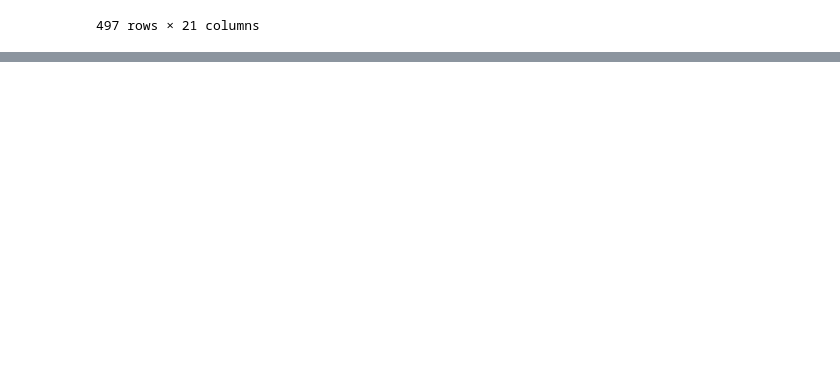
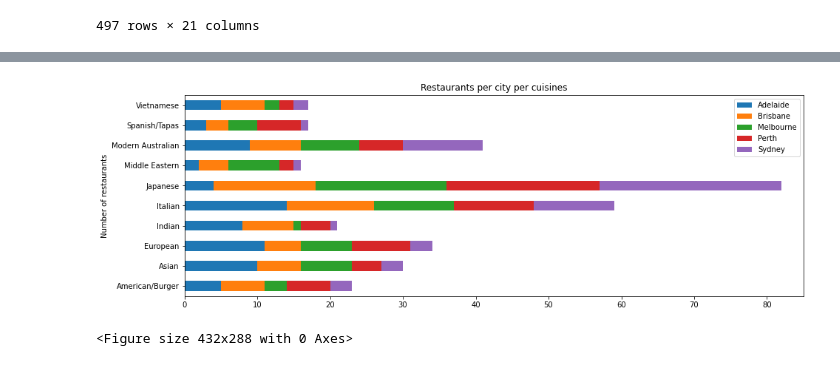
Before and after one commit to ashdrayton/Zomato-Restaurants-Reviews, a Jupyter notebook: Babette/Cuisines_Top_497.ipynb, the cells around one changed output, grey strips where cells are left out. Saved outputs shown, nothing was run; the diff lists cells and outputs as text; code cells hidden in the pictures; blank space fills up the shorter version.

```diff
--- a/Babette/Cuisines_Top_497.ipynb
+++ b/Babette/Cuisines_Top_497.ipynb
@@ -201,3 +202,20 @@ cities_per_cuisines
 |  | Melbourne | 2 |
 |  | Perth | 2 |
 |  | Sydney | 2 |
+# %%
+#Breakdown of restaurants per user ratings across cities
+cuisine2=final_df.groupby(['Cuisine_1'])['City'].value_counts().sort_values(ascending=False).unstack('City').fillna(0)
+cuisine2.plot(kind='barh',stacked=True, legend=False, figsize=(15,5)).legend(bbox_to_anchor=(1, 1))
+# Set textual properties
+plt.title("Restaurants per city per cuisines")
+plt.ylabel("Number of restaurants")
+plt.ylim(-0.5,len(cuisine2)-0.5)
+plt.xlim(0,85)
+#Save image
+plt.savefig('images/Restaurants per city per cuisines.png')
+# Show plot
+plt.show()
+plt.tight_layout()
+# %% [output]
+[figure, added]
+<Figure size 432x288 with 0 Axes>
```
Also changed, not shown: parts of 7 cells of this notebook, 16 other files.
